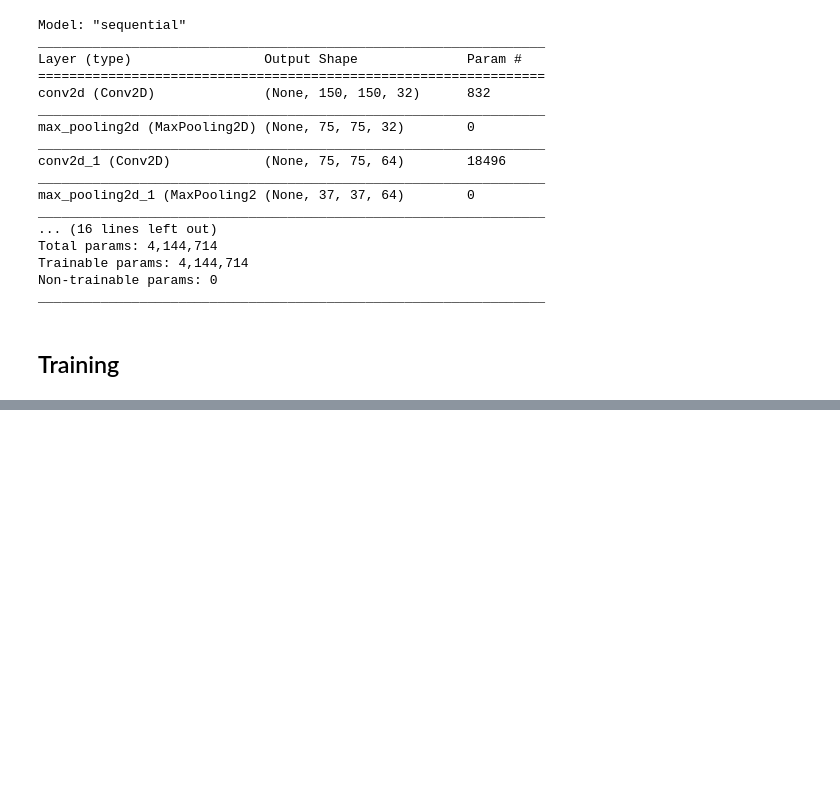
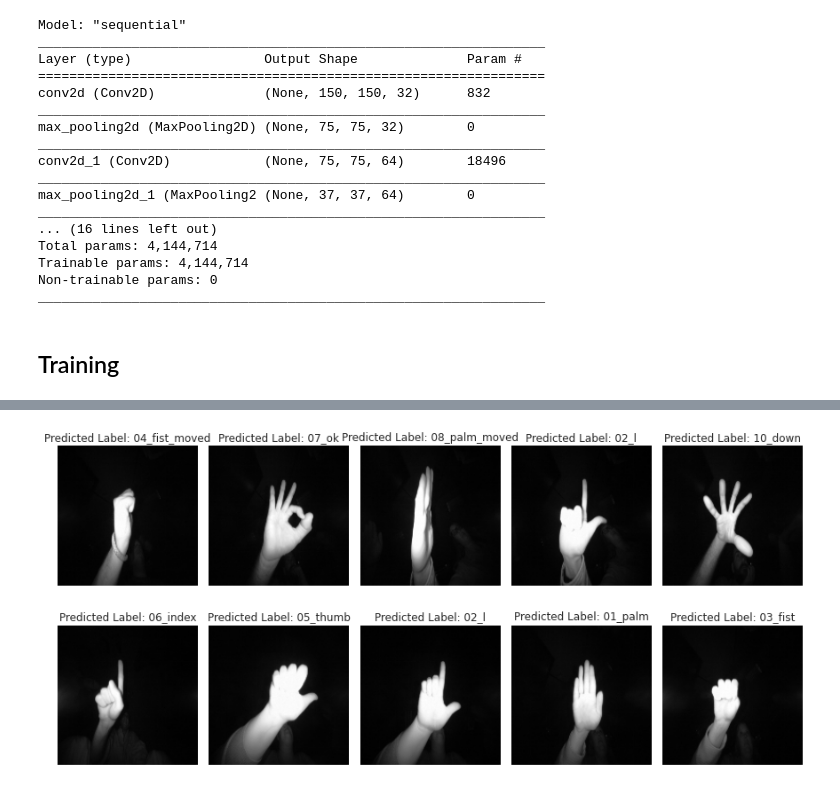
Before and after one commit to Salmen-Haj-Taieb/adel-project, a Jupyter notebook: hand-gesture-recognition-cnn.ipynb, the cells around one changed output, grey strips where cells are left out. Drawn from its saved outputs; the diff is of its cells as text; code cells hidden in the pictures; blank space fills up the shorter version.

```diff
--- a/hand-gesture-recognition-cnn.ipynb
+++ b/hand-gesture-recognition-cnn.ipynb
@@ -244,0 +245,23 @@ plt.show()
+# %%
+import matplotlib.pyplot as plt
+
+# Assuming you have already loaded the trained model and preprocessed the input images
+
+# Select ten random images for display
+random_indices = np.random.choice(len(x_test), size=10, replace=False)
+selected_images = x_test[random_indices]
+selected_labels = np.array(predicted_classes)[random_indices]
+
+# Display the selected images with their predicted labels
+fig, axs = plt.subplots(2, 5, figsize=(12, 6))
+axs = axs.flatten()
+
+for i in range(len(selected_images)):
+    axs[i].imshow(selected_images[i].squeeze(), cmap='gray')
+    axs[i].set_title(f"Predicted Label: {selected_labels[i]}")
+    axs[i].axis('off')
+
+plt.tight_layout()
+plt.show()
+# %% [output]
+[figure, added]
```
Also changed, not shown: parts of 5 cells of this notebook.
